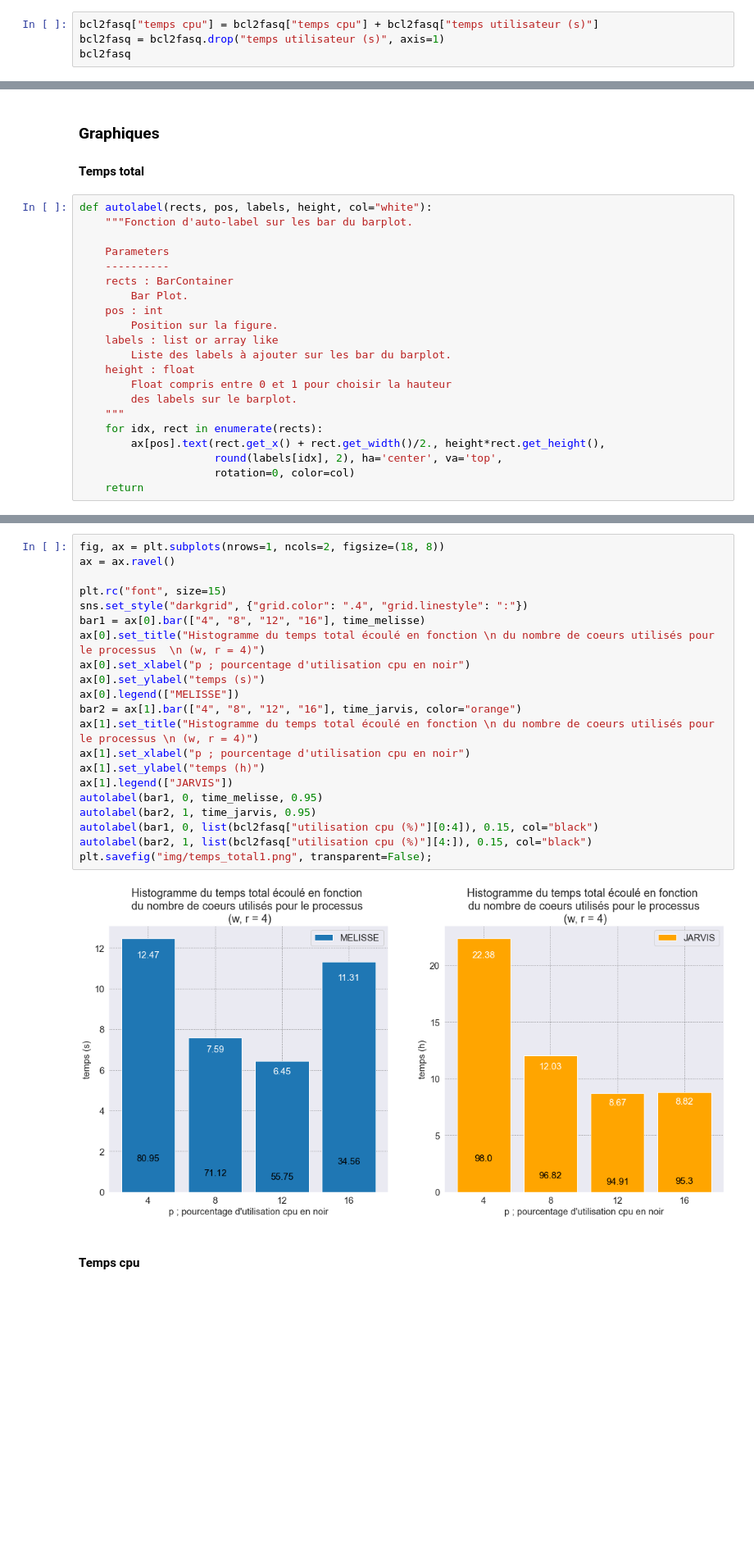
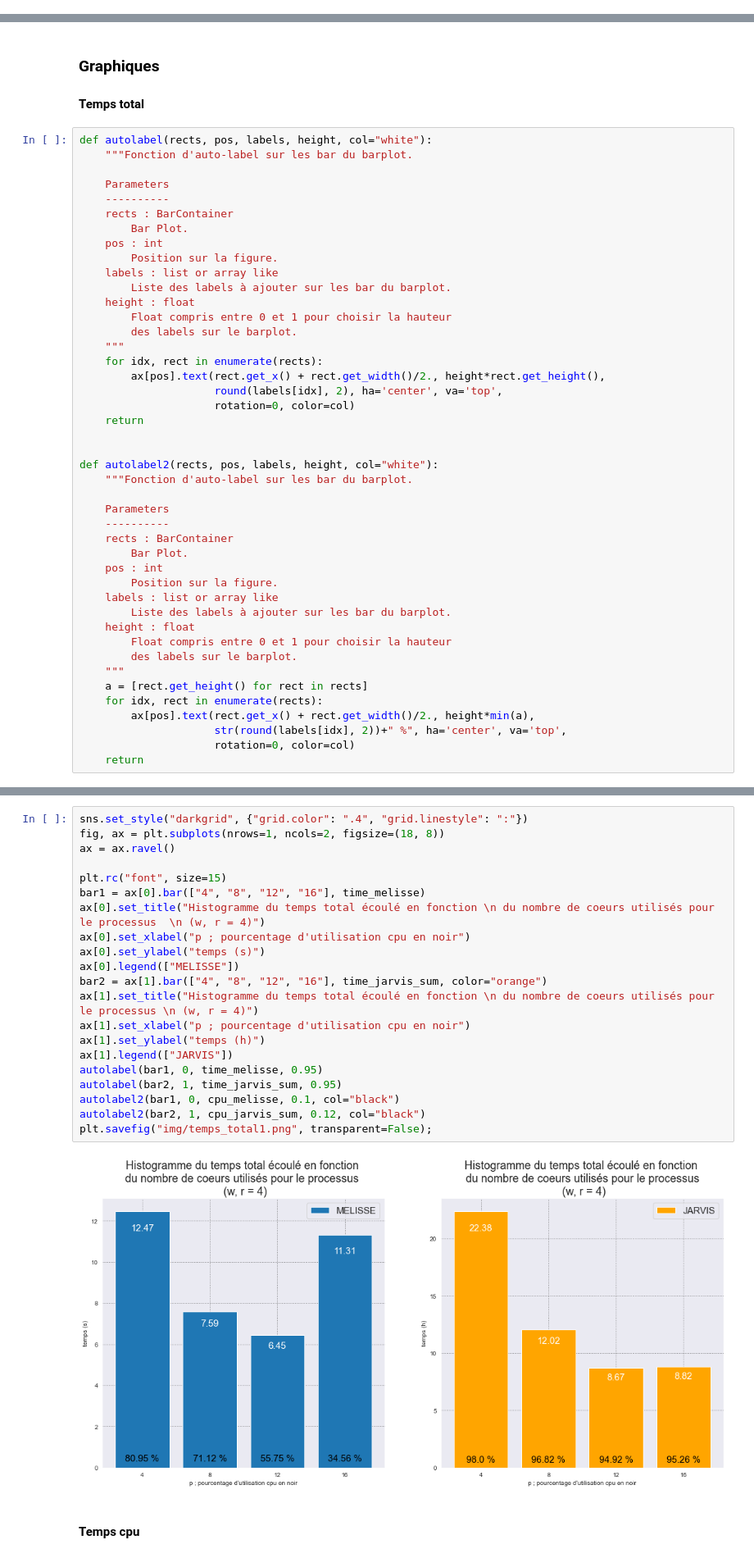
Before and after one commit to w2994a/cahier_labo_cns, a Jupyter notebook: bcl2fastq_bcl-convert/notebook_bcl2fastq_vs_bcl-convert.ipynb, the cells around one changed output, grey strips where cells are left out. Shown at 82% size. Cells and saved outputs as stored; diff of their text form; blank space fills up the shorter version.

Commit message:
Fix bug in graph and graph update

```diff
--- a/bcl2fastq_bcl-convert/notebook_bcl2fastq_vs_bcl-convert.ipynb
+++ b/bcl2fastq_bcl-convert/notebook_bcl2fastq_vs_bcl-convert.ipynb
@@ -23,4 +22,0 @@ bcl2fasq
-# %%
-bcl2fasq["temps cpu"] = bcl2fasq["temps cpu"] + bcl2fasq["temps utilisateur (s)"]
-bcl2fasq = bcl2fasq.drop("temps utilisateur (s)", axis=1)
-bcl2fasq
@@ -62,3 +67,26 @@ def autolabel(rects, pos, labels, height, col="white"):
                      round(labels[idx], 2), ha='center', va='top',
                      rotation=0, color=col)
     return
+
+
+def autolabel2(rects, pos, labels, height, col="white"):
+    """Fonction d'auto-label sur les bar du barplot.
+
+    Parameters
+    ----------
+    rects : BarContainer
+        Bar Plot.
+    pos : int
+        Position sur la figure.
+    labels : list or array like
+        Liste des labels à ajouter sur les bar du barplot.
+    height : float
+        Float compris entre 0 et 1 pour choisir la hauteur
+        des labels sur le barplot.
+    """
+    a = [rect.get_height() for rect in rects]
+    for idx, rect in enumerate(rects):
+        ax[pos].text(rect.get_x() + rect.get_width()/2., height*min(a),
+                     str(round(labels[idx], 2))+" %", ha='center', va='top',
+                     rotation=0, color=col)
+    return
@@ -67,26 +93,26 @@ a = bcl2fasq["utilisation cpu (%)"][4:]
 # %%
+sns.set_style("darkgrid", {"grid.color": ".4", "grid.linestyle": ":"})
 fig, ax = plt.subplots(nrows=1, ncols=2, figsize=(18, 8))
 ax = ax.ravel()
 
 plt.rc("font", size=15)
-sns.set_style("darkgrid", {"grid.color": ".4", "grid.linestyle": ":"})
 bar1 = ax[0].bar(["4", "8", "12", "16"], time_melisse)
 ax[0].set_title("Histogramme du temps total écoulé en fonction \n du nombre de coeurs utilisés pour le processus  \n (w, r = 4)")
 ax[0].set_xlabel("p ; pourcentage d'utilisation cpu en noir")
 ax[0].set_ylabel("temps (s)")
 ax[0].legend(["MELISSE"])
-bar2 = ax[1].bar(["4", "8", "12", "16"], time_jarvis, color="orange")
+bar2 = ax[1].bar(["4", "8", "12", "16"], time_jarvis_sum, color="orange")
 ax[1].set_title("Histogramme du temps total écoulé en fonction \n du nombre de coeurs utilisés pour le processus \n (w, r = 4)")
 ax[1].set_xlabel("p ; pourcentage d'utilisation cpu en noir")
 ax[1].set_ylabel("temps (h)")
 ax[1].legend(["JARVIS"])
 autolabel(bar1, 0, time_melisse, 0.95)
-autolabel(bar2, 1, time_jarvis, 0.95)
-autolabel(bar1, 0, list(bcl2fasq["utilisation cpu (%)"][0:4]), 0.15, col="black")
-autolabel(bar2, 1, list(bcl2fasq["utilisation cpu (%)"][4:]), 0.15, col="black")
+autolabel(bar2, 1, time_jarvis_sum, 0.95)
+autolabel2(bar1, 0, cpu_melisse, 0.1, col="black")
+autolabel2(bar2, 1, cpu_jarvis_sum, 0.12, col="black")
 plt.savefig("img/temps_total1.png", transparent=False);
 # %% [output]
-[figure, old version]
+[figure, new version]
 # %% [markdown]
 #### Temps cpu
 # %%
```
Also changed, not shown: parts of 25 cells of this notebook, 10 other files.
